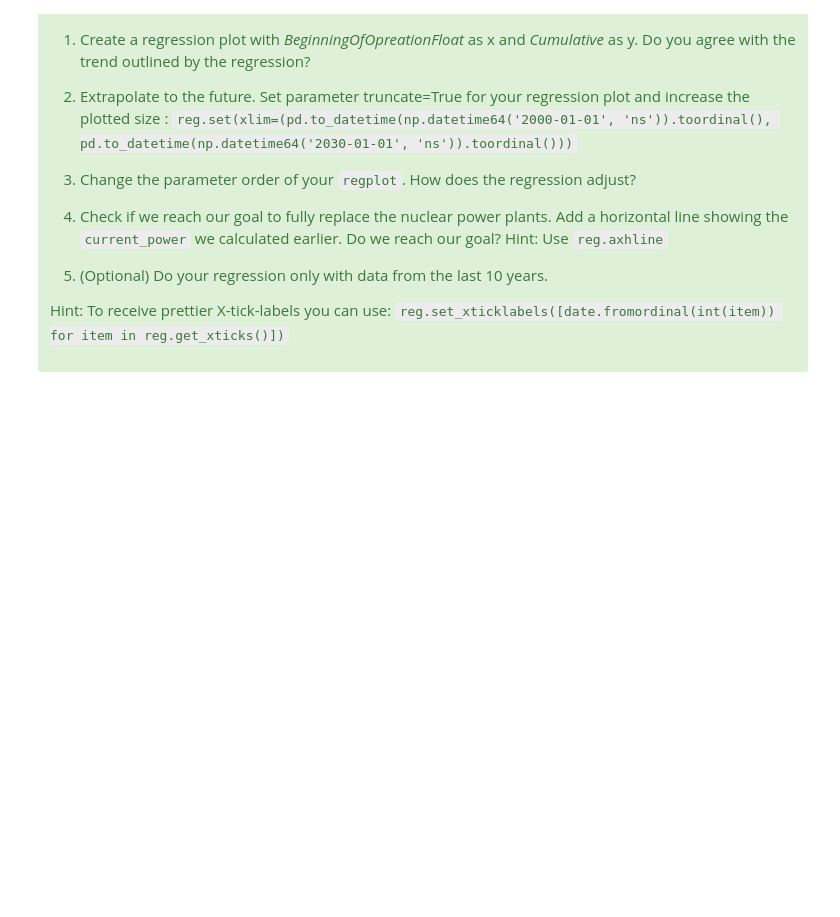
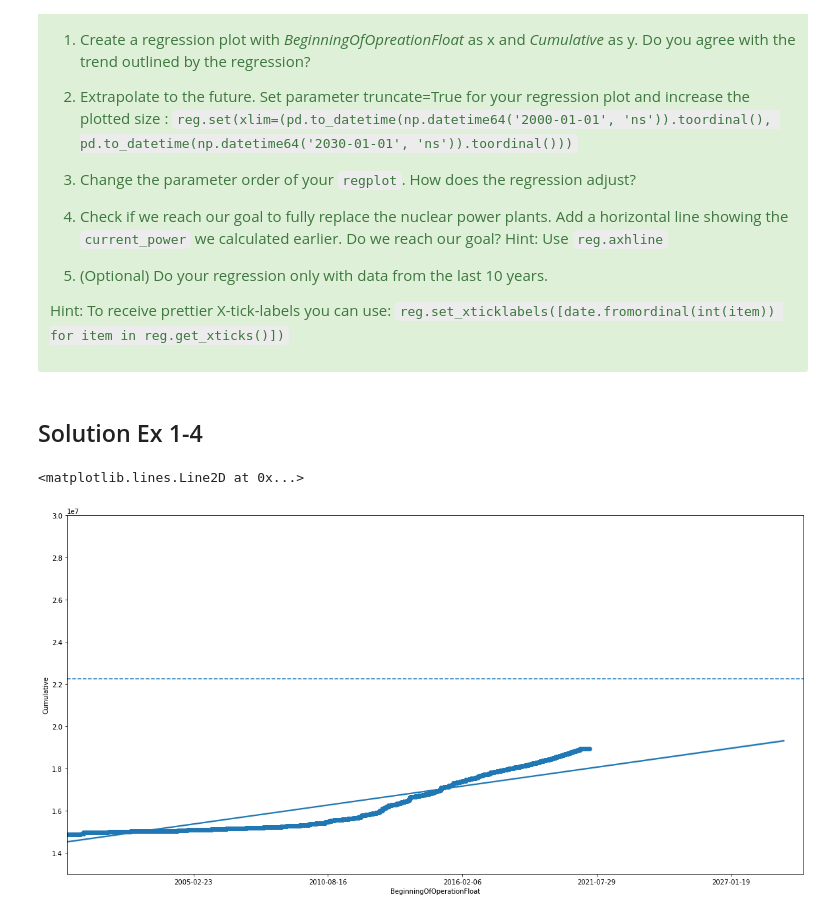
Before and after one commit to dsi-engineering-ag/data-science-course, a Jupyter notebook: Day 2/Regression.ipynb, the cells around one changed output. Saved outputs shown, nothing was run; the diff lists cells and outputs as text; code cells hidden in the pictures; blank space fills up the shorter version.

Commit message:
Add solution for Regression Excercise

```diff
--- a/Day 2/Regression.ipynb
+++ b/Day 2/Regression.ipynb
@@ -57,7 +57,7 @@ Currently installed power: 22249583.020000003
 In order to plot the increasing total installed power we need to calculate the cumulative sum.
 # %%
 power_without_nuclear_plants = epp[(epp['MainCategory'] != 'maincat_3') & (epp['MainCategory'] != 'maincat_4')].groupby(['BeginningOfOperation'], as_index=False)['TotalPower' ].sum().sort_index().replace(np.nan, 0)
-power_without_nuclear_plants['BeginningOfOperationFloat'] = pd.to_datetime(power_without_atomic_plants['BeginningOfOperation']).apply(lambda date: date.toordinal())
+power_without_nuclear_plants['BeginningOfOperationFloat'] = pd.to_datetime(power_without_nuclear_plants['BeginningOfOperation']).apply(lambda date: date.toordinal())
 # %% [markdown]
 
 <div class="alert alert-block alert-success">
@@ -66,3 +66,6 @@ power_without_nuclear_plants['BeginningOfOperationFloat'] = pd.to_datetime(power
 Add an additional column 'Cumulative' to our data frame 'power_without_atomic_plants', which contains the cumulative sum of the total power. To calculate the cumulative sum you can use: https://pandas.pydata.org/docs/reference/api/pandas.Series.cumsum.html
 
 </div>
+# %%
+power_without_nuclear_plants['Cumulative'] = power_without_nuclear_plants['TotalPower'].cumsum()
+power_without_nuclear_plants
@@ -86,3 +103,14 @@ Add an additional column 'Cumulative' to our data frame 'power_without_atomic_pl
 
 Hint: To receive prettier X-tick-labels you can use: `reg.set_xticklabels([date.fromordinal(int(item)) for item in reg.get_xticks()])`
 </div>
+# %% [markdown]
+## Solution Ex 1-4
+# %%
+reg = sns.regplot(x='BeginningOfOperationFloat', y='Cumulative', data=power_without_nuclear_plants, order=1, truncate=False)
+reg.set(xlim=(pd.to_datetime(np.datetime64('2000-01-01', 'ns')).toordinal(), pd.to_datetime(np.datetime64('2030-01-01', 'ns')).toordinal()))
+reg.set(ylim=(1.3*1e7,3*1e7))
+reg.set_xticklabels([date.fromordinal(int(item)) for item in reg.get_xticks()])
+reg.axhline(current_power, ls='--')
+# %% [output]
+<matplotlib.lines.Line2D at 0x...>
+[figure, added]
```
Also changed, not shown: parts of 3 cells of this notebook.
